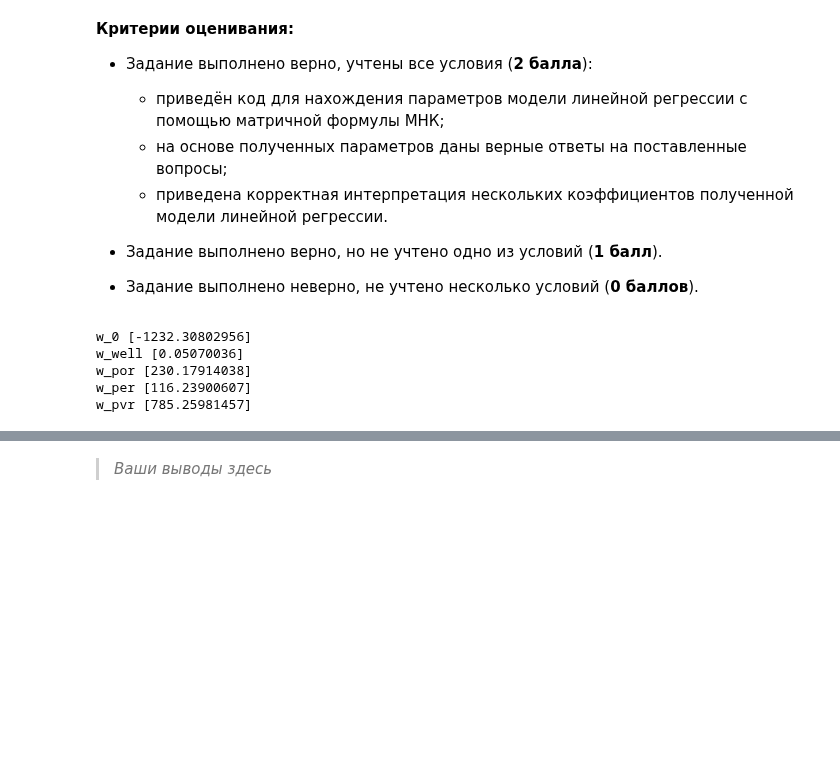
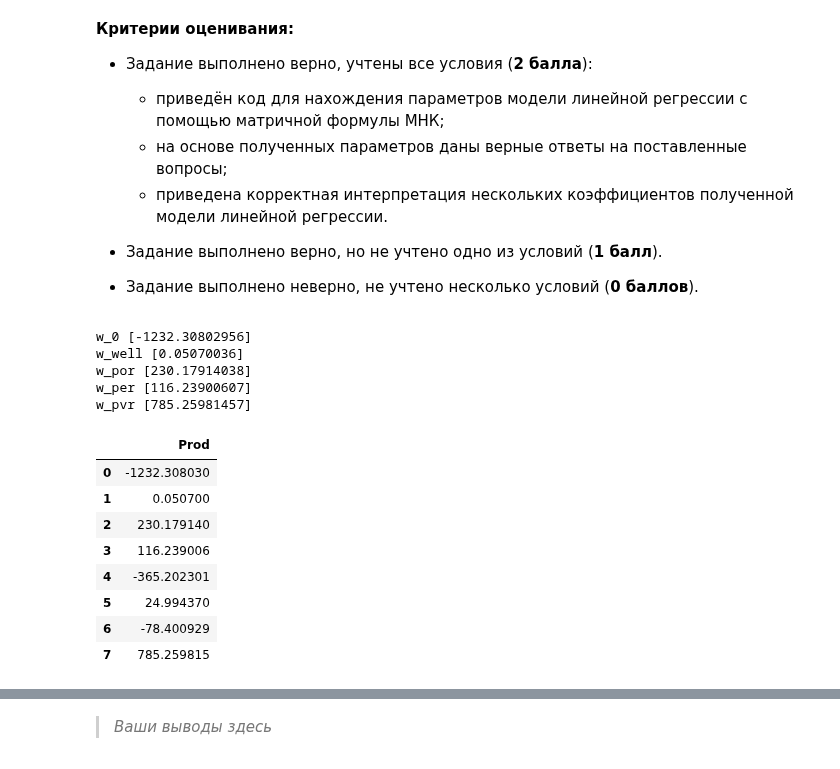
Before and after one commit to hoittoken/Python, a Jupyter notebook: Py/Math&ML/math&ml-2 lin_alg_slau/MATH_ML-2._Практика._Ноутбук-шаблон.ipynb, the cells around one changed output, grey strips where cells are left out. Saved outputs shown, nothing was run; the diff lists cells and outputs as text; code cells hidden in the pictures; blank space fills up the shorter version.

```diff
--- a/Py/Math&ML/math&ml-2 lin_alg_slau/MATH_ML-2._Практика._Ноутбук-шаблон.ipynb
+++ b/Py/Math&ML/math&ml-2 lin_alg_slau/MATH_ML-2._Практика._Ноутбук-шаблон.ipynb
@@ -139,17 +139,27 @@ data.corr()
 # %%
 # Ваш код здесь
 
 X = np.column_stack((np.ones(200), data.drop('Prod', axis=1)))
 y = data[['Prod']]
 w_hat = np.linalg.inv(X.T@X)@X.T@y
 print('w_0',w_hat.values[0])
 print('w_well',w_hat.values[1])
 print('w_por',w_hat.values[2])
 print('w_per',w_hat.values[3])
 print('w_pvr',w_hat.values[7])
+w_hat
 # %% [output]
 w_0 [-1232.30802956]
 w_well [0.05070036]
 w_por [230.17914038]
 w_per [116.23900607]
 w_pvr [785.25981457]
+|  | Prod |
+| 0 | -1232.308030 |
+| 1 | 0.050700 |
+| 2 | 230.179140 |
+| 3 | 116.239006 |
+| 4 | -365.202301 |
+| 5 | 24.994370 |
+| 6 | -78.400929 |
+| 7 | 785.259815 |
```
Also changed, not shown: parts of 3 cells of this notebook, 9 other files.
